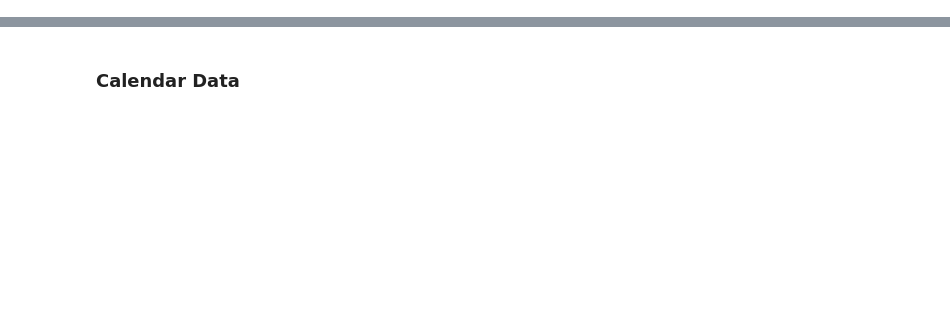
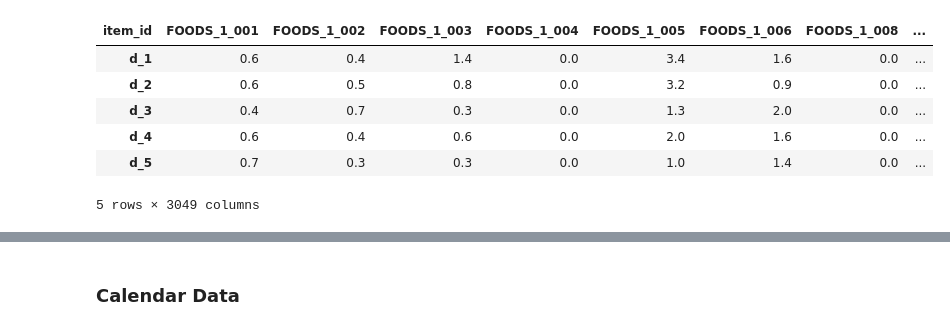
Before and after one commit to andrew-kipp/M5-Forecasting, a Jupyter notebook: EDA.ipynb, the cells around one changed output, grey strips where cells are left out. Cells and saved outputs as stored; diff of their text form; code cells hidden in the pictures; blank space fills up the shorter version.

```diff
--- a/EDA.ipynb
+++ b/EDA.ipynb
@@ -43 +100,11 @@ sales_data_ids_profile.to_file(output_file = "Sales_Data_IDs_Profile.html")
+# %%
+averaged_item_sales.head()
+# %% [output]
+| item_id | FOODS_1_001 | FOODS_1_002 | FOODS_1_003 | FOODS_1_004 | FOODS_1_005 | FOODS_1_006 | FOODS_1_008 | ... |
+| d_1 | 0.6 | 0.4 | 1.4 | 0.0 | 3.4 | 1.6 | 0.0 | ... |
+| d_2 | 0.6 | 0.5 | 0.8 | 0.0 | 3.2 | 0.9 | 0.0 | ... |
+| d_3 | 0.4 | 0.7 | 0.3 | 0.0 | 1.3 | 2.0 | 0.0 | ... |
+| d_4 | 0.6 | 0.4 | 0.6 | 0.0 | 2.0 | 1.6 | 0.0 | ... |
+| d_5 | 0.7 | 0.3 | 0.3 | 0.0 | 1.0 | 1.4 | 0.0 | ... |
+5 rows × 3049 columns
 # %%
```
Also changed, not shown: parts of 24 cells of this notebook, 3 other files.
